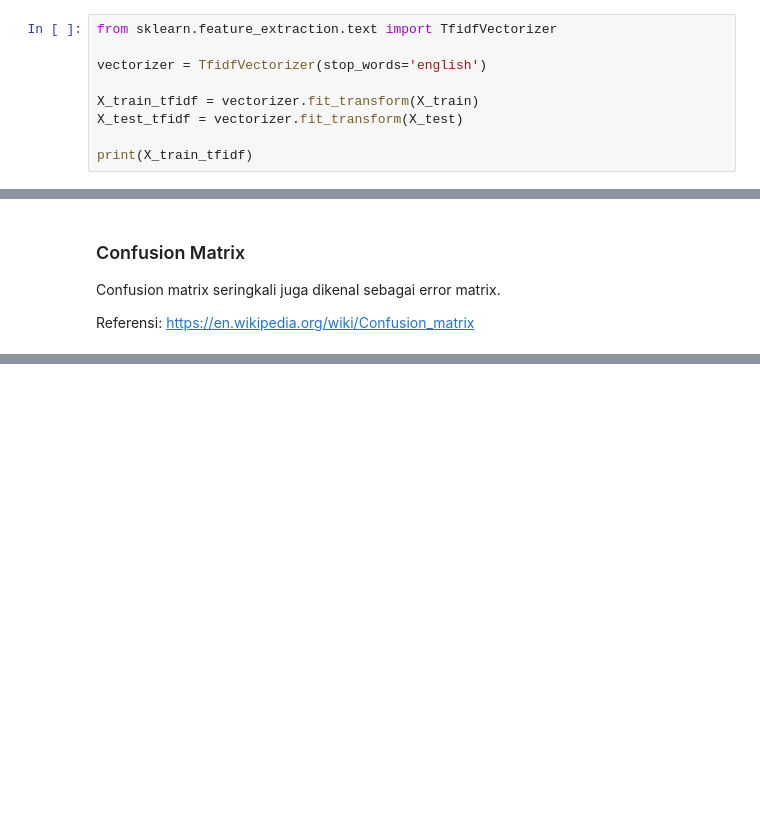
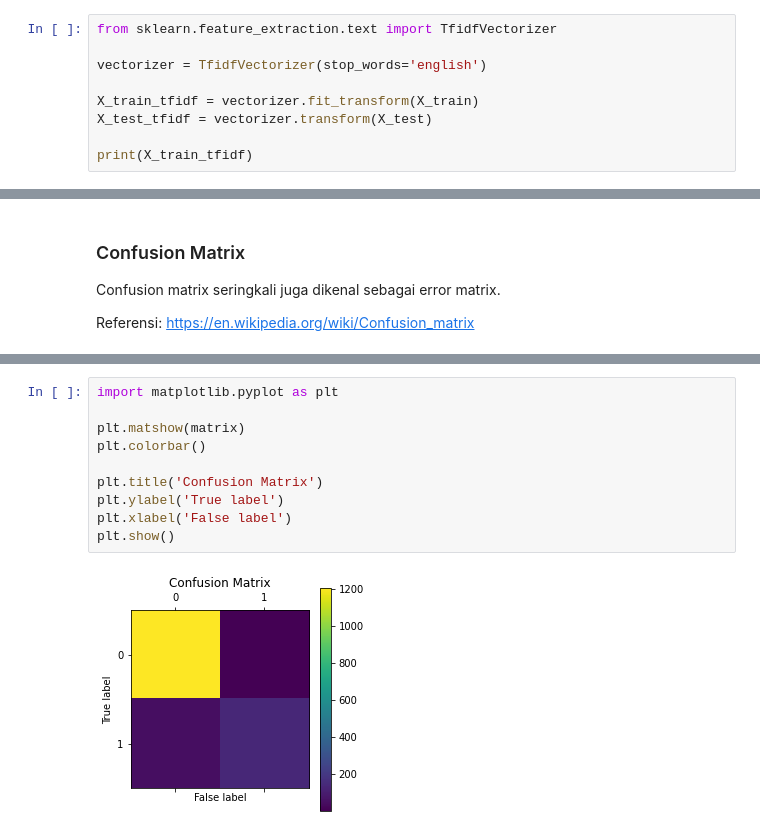
Before and after one commit to ighfirlyan/scikit-learn, a Jupyter notebook: 12_logistic_regression_binary_classification.ipynb, the cells around one changed output, grey strips where cells are left out. Cells and saved outputs as stored; diff of their text form; blank space fills up the shorter version.

```diff
--- a/12_logistic_regression_binary_classification.ipynb
+++ b/12_logistic_regression_binary_classification.ipynb
@@ -80,7 +80,7 @@ from sklearn.feature_extraction.text import TfidfVectorizer
 vectorizer = TfidfVectorizer(stop_words='english')
 
 X_train_tfidf = vectorizer.fit_transform(X_train)
-X_test_tfidf = vectorizer.fit_transform(X_test)
+X_test_tfidf = vectorizer.transform(X_test)
 
 print(X_train_tfidf)
 # %% [output]
@@ -144,0 +166,12 @@ NameError: name 'y_pred' is not defined
+# %%
+import matplotlib.pyplot as plt
+
+plt.matshow(matrix)
+plt.colorbar()
+
+plt.title('Confusion Matrix')
+plt.ylabel('True label')
+plt.xlabel('False label')
+plt.show()
+# %% [output]
+[figure, added]
```
Also changed, not shown: parts of 14 cells of this notebook.
